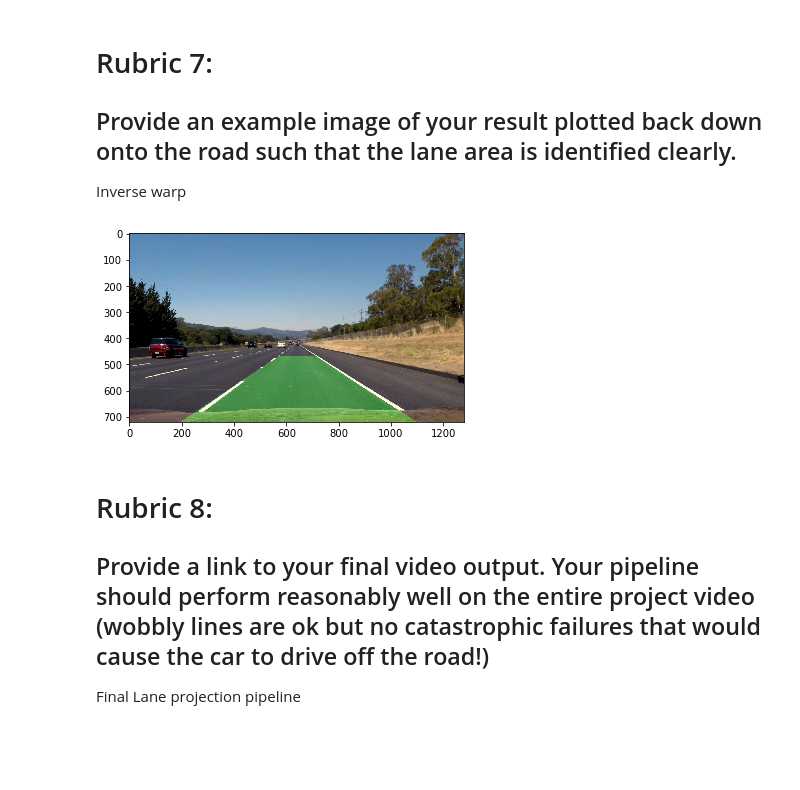
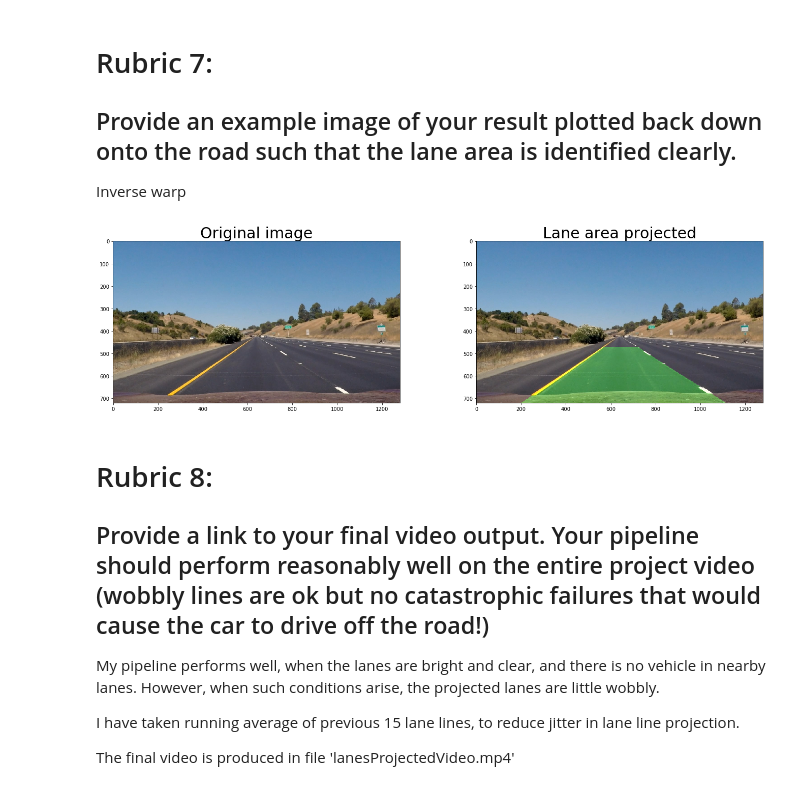
Before and after one commit to swarnimsoni/CarND-Advanced-Lane-Lines, a Jupyter notebook: Solution.ipynb, the cells around one changed output. Cells and saved outputs as stored; diff of their text form; code cells hidden in the pictures; blank space fills up the shorter version.

```diff
--- a/Solution.ipynb
+++ b/Solution.ipynb
@@ -417,35 +436,0 @@ plt.ylim(720, 0)
-# %%
-import numpy as np
-import matplotlib.pyplot as plt
-# Generate some fake data to represent lane-line pixels
-ploty = np.linspace(0, 719, num=720)# to cover same y-range as image
-quadratic_coeff = 3e-4 # arbitrary quadratic coefficient
-# For each y position generate random x position within +/-50 pix
-# of the line base position in each case (x=200 for left, and x=900 for right)
-leftx = np.array([200 + (y**2)*quadratic_coeff + np.random.randint(-50, high=51)
-                              for y in ploty])
-rightx = np.array([900 + (y**2)*quadratic_coeff + np.random.randint(-50, high=51)
-                                for y in ploty])
-
-leftx=left_fitx
-rightx=right_fitx
-
-leftx = leftx[::-1]  # Reverse to match top-to-bottom in y
-rightx = rightx[::-1]  # Reverse to match top-to-bottom in y
-
-
-# Fit a second order polynomial to pixel positions in each fake lane line
-left_fit = np.polyfit(ploty, leftx, 2)
-left_fitx = left_fit[0]*ploty**2 + left_fit[1]*ploty + left_fit[2]
-right_fit = np.polyfit(ploty, rightx, 2)
-right_fitx = right_fit[0]*ploty**2 + right_fit[1]*ploty + right_fit[2]
-
-# Plot up the fake data
-mark_size = 3
-plt.plot(leftx, ploty, 'o', color='red', markersize=mark_size)
-plt.plot(rightx, ploty, 'o', color='blue', markersize=mark_size)
-plt.xlim(0, 1280)
-plt.ylim(0, 720)
-plt.plot(left_fitx, ploty, color='green', linewidth=3)
-plt.plot(right_fitx, ploty, color='green', linewidth=3)
-plt.gca().invert_yaxis() # to visualize as we do the images
@@ -498,27 +483,38 @@ Center offset: 1.31 m
 Inverse warp
 # %%
-# Create an image to draw the lines on
+warped=binary_warped# Create an image to draw the lines on
 warp_zero = np.zeros_like(warped).astype(np.uint8)
 color_warp = np.dstack((warp_zero, warp_zero, warp_zero))
 
 # Recast the x and y points into usable format for cv2.fillPoly()
 pts_left = np.array([np.transpose(np.vstack([left_fitx, ploty]))])
 pts_right = np.array([np.flipud(np.transpose(np.vstack([right_fitx, ploty])))])
 pts = np.hstack((pts_left, pts_right))
 
 # Draw the lane onto the warped blank image
 cv2.fillPoly(color_warp, np.int_([pts]), (0,255, 0))
 
 # Warp the blank back to original image space using inverse perspective matrix (Minv)
 newwarp = cv2.warpPerspective(color_warp, Minv, (imageShape[1], imageShape[0]))
 # Combine the result with the original image
 result = cv2.addWeighted(testimg, 1, newwarp, 0.3, 0)
-plt.imshow(result)
+fig, axis = plt.subplots(1,2, figsize=(20,5))
+fig.tight_layout()
+axis[0].imshow(testimg)
+axis[0].set_title('Original image', fontsize=30)
+axis[1].imshow(result)
+axis[1].set_title('Lane area projected', fontsize=30)
 plt.show()
 # %% [output]
-[figure, old version]
+[figure, new version]
 # %% [markdown]
 # Rubric 8:
 ## Provide a link to your final video output. Your pipeline should perform reasonably well on the entire project video (wobbly lines are ok but no catastrophic failures that would cause the car to drive off the road!)
-Final Lane projection pipeline
+
+My pipeline performs well, when the lanes are bright and clear, and there is no vehicle in nearby lanes. However, when such conditions arise, the projected lanes are little wobbly.
+
+I have taken running average of previous 15 lane lines, to reduce jitter in lane line projection.
+
+
+The final video is produced in file 'lanesProjectedVideo.mp4'
 # %%
```
Also changed, not shown: parts of 20 cells of this notebook, 11 other files.
